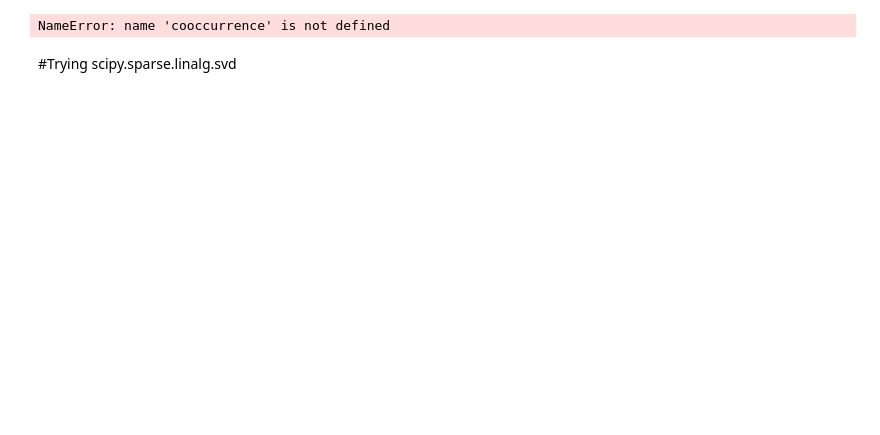
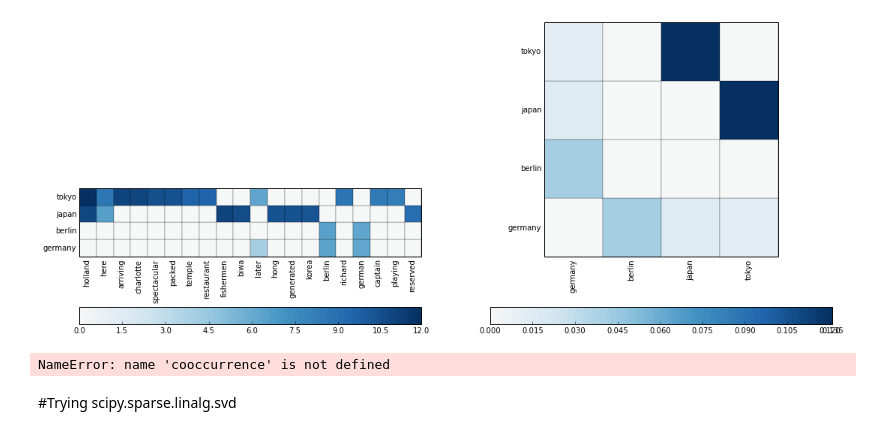
Before and after one commit to undertherain/vsmlib, a Jupyter notebook: python/matrices.ipynb, the cells around one changed output. Cells and saved outputs as stored; diff of their text form; code cells hidden in the pictures; blank space fills up the shorter version.

```diff
--- a/python/matrices.ipynb
+++ b/python/matrices.ipynb
@@ -93,6 +97,11 @@ def draw_features_and_similarity(mm,numbered=False):
 words_of_interest=["apple","banana","orange","pineapple"]
 #plt.savefig("plot.pdf")
 #draw_features_and_similarity(dense)
+# %%
+words_of_interest=["germany","berlin","japan","tokyo"]
+draw_features_and_similarity(m)
+# %% [output]
+[figure, added]
 # %%
 if cooccurrence.shape[1]>8000:
     print ("No way, this matrix is too huge")
```
Also changed, not shown: parts of 11 cells of this notebook, 9 other files.
